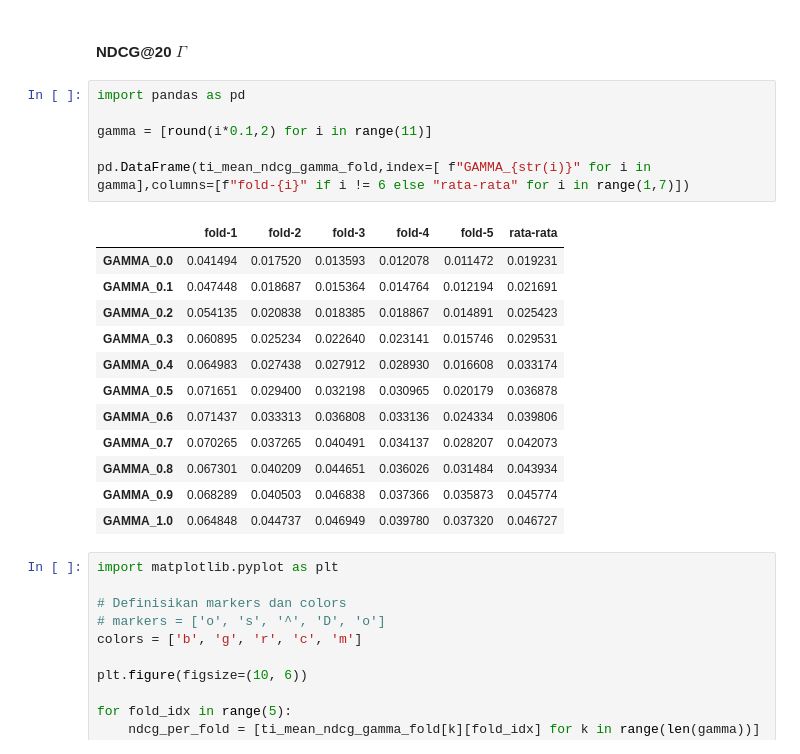
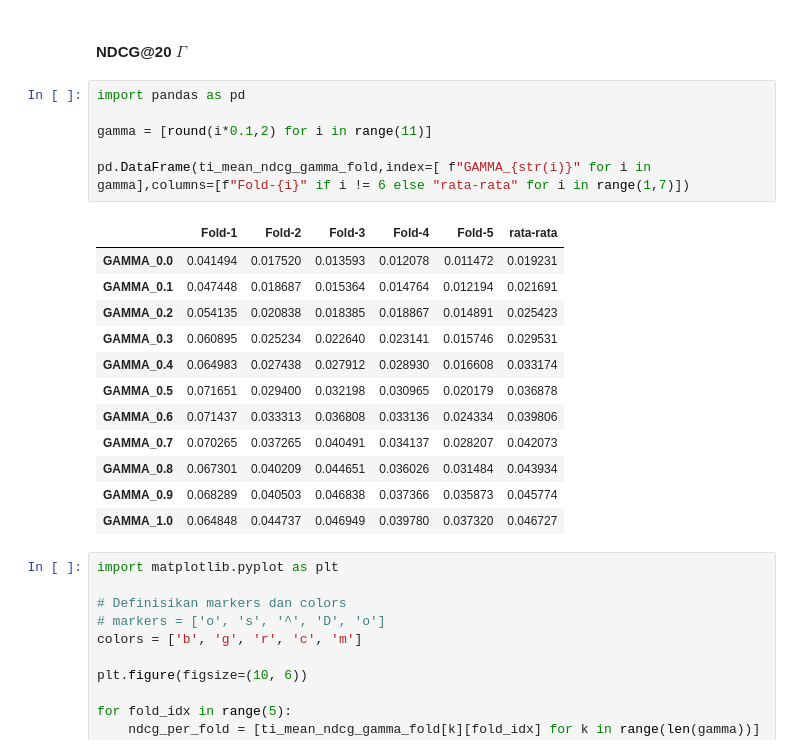
Before and after one commit to DimasDliyaurR/Hybrid-Collaborative-Filtering-HCF, a Jupyter notebook: main.ipynb, the cells around one changed output. Saved outputs shown, nothing was run; the diff lists cells and outputs as text.

```diff
--- a/main.ipynb
+++ b/main.ipynb
@@ -1436,11 +1436,11 @@ plt.show()
 # %%
 import pandas as pd
 
 gamma = [round(i*0.1,2) for i in range(11)]
 
-pd.DataFrame(ti_mean_ndcg_gamma_fold,index=[ f"GAMMA_{str(i)}" for i in gamma],columns=[f"fold-{i}" if i != 6 else "rata-rata" for i in range(1,7)])
+pd.DataFrame(ti_mean_ndcg_gamma_fold,index=[ f"GAMMA_{str(i)}" for i in gamma],columns=[f"Fold-{i}" if i != 6 else "rata-rata" for i in range(1,7)])
 # %% [output]
-|  | fold-1 | fold-2 | fold-3 | fold-4 | fold-5 | rata-rata |
+|  | Fold-1 | Fold-2 | Fold-3 | Fold-4 | Fold-5 | rata-rata |
 | GAMMA_0.0 | 0.041494 | 0.017520 | 0.013593 | 0.012078 | 0.011472 | 0.019231 |
 | GAMMA_0.1 | 0.047448 | 0.018687 | 0.015364 | 0.014764 | 0.012194 | 0.021691 |
 | GAMMA_0.2 | 0.054135 | 0.020838 | 0.018385 | 0.018867 | 0.014891 | 0.025423 |
```
Also changed, not shown: parts of 9 cells of this notebook, 1 other file.
